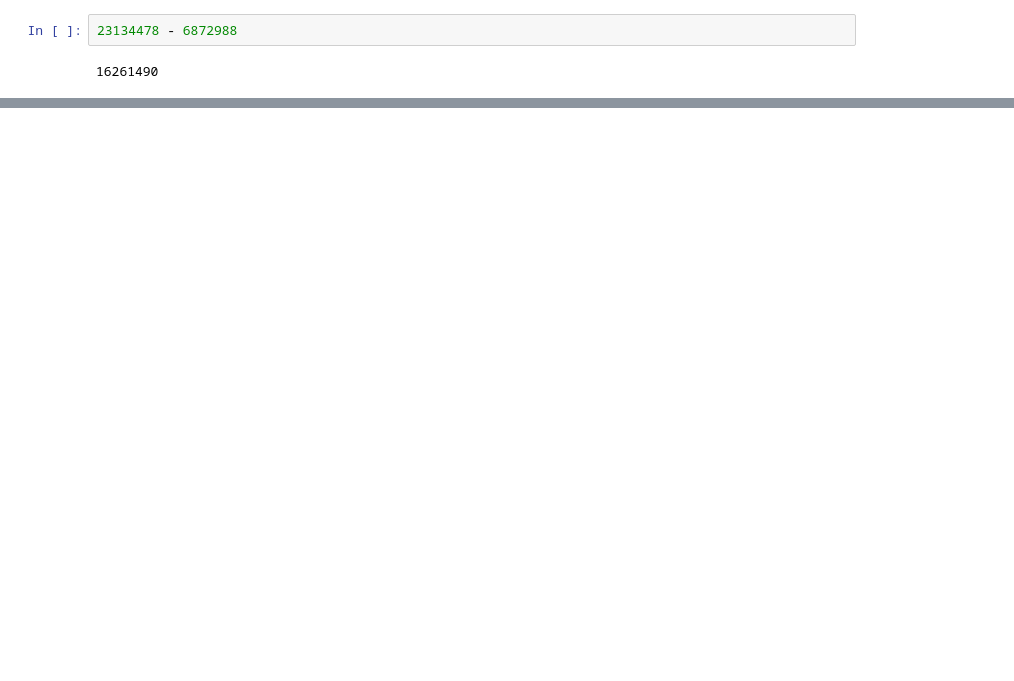
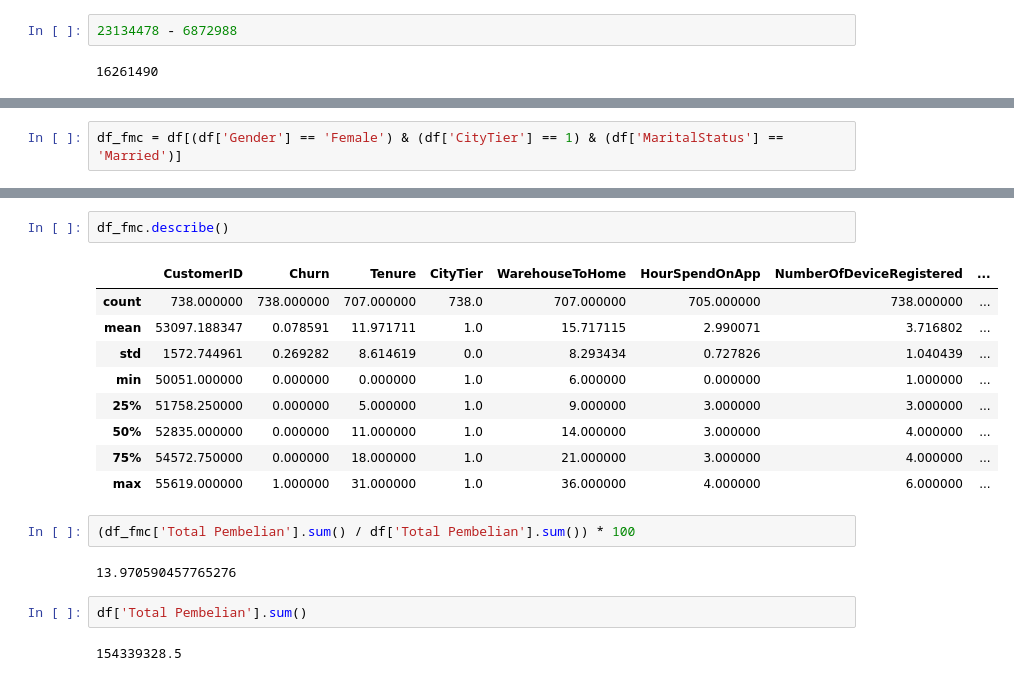
Before and after one commit to BryanT05/Intellegend-Final-Project, a Jupyter notebook: Insight.ipynb, the cells around one changed output, grey strips where cells are left out. Cells and saved outputs as stored; diff of their text form; blank space fills up the shorter version.

```diff
--- a/Insight.ipynb
+++ b/Insight.ipynb
@@ -74,0 +190,2 @@ df[df['Churn'] == 1]['Total Pembelian'].sum()
+# %%
+df_fmc = df[(df['Gender'] == 'Female') & (df['CityTier'] == 1) & (df['MaritalStatus'] == 'Married')]
@@ -74,0 +213,20 @@ df[df['Churn'] == 1]['Total Pembelian'].sum()
+# %%
+df_fmc.describe()
+# %% [output]
+|  | CustomerID | Churn | Tenure | CityTier | WarehouseToHome | HourSpendOnApp | NumberOfDeviceRegistered | ... |
+| count | 738.000000 | 738.000000 | 707.000000 | 738.0 | 707.000000 | 705.000000 | 738.000000 | ... |
+| mean | 53097.188347 | 0.078591 | 11.971711 | 1.0 | 15.717115 | 2.990071 | 3.716802 | ... |
+| std | 1572.744961 | 0.269282 | 8.614619 | 0.0 | 8.293434 | 0.727826 | 1.040439 | ... |
+| min | 50051.000000 | 0.000000 | 0.000000 | 1.0 | 6.000000 | 0.000000 | 1.000000 | ... |
+| 25% | 51758.250000 | 0.000000 | 5.000000 | 1.0 | 9.000000 | 3.000000 | 3.000000 | ... |
+| 50% | 52835.000000 | 0.000000 | 11.000000 | 1.0 | 14.000000 | 3.000000 | 4.000000 | ... |
+| 75% | 54572.750000 | 0.000000 | 18.000000 | 1.0 | 21.000000 | 3.000000 | 4.000000 | ... |
+| max | 55619.000000 | 1.000000 | 31.000000 | 1.0 | 36.000000 | 4.000000 | 6.000000 | ... |
+# %%
+(df_fmc['Total Pembelian'].sum() / df['Total Pembelian'].sum()) * 100
+# %% [output]
+13.970590457765276
+# %%
+df['Total Pembelian'].sum()
+# %% [output]
+154339328.5
```
Also changed, not shown: parts of 38 cells of this notebook, 10 other files.
